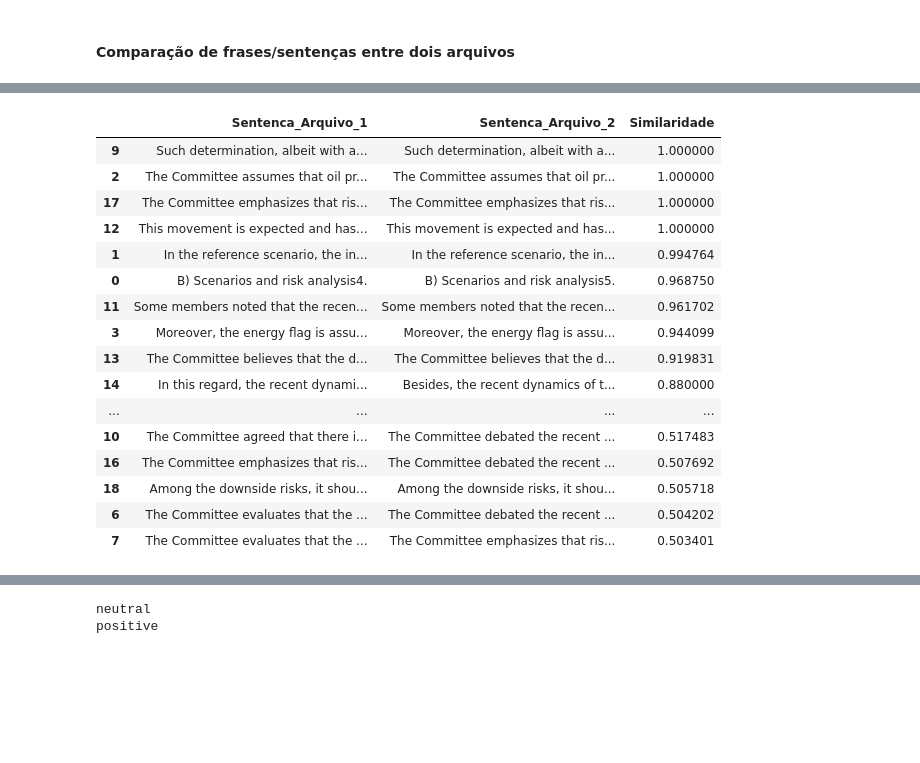
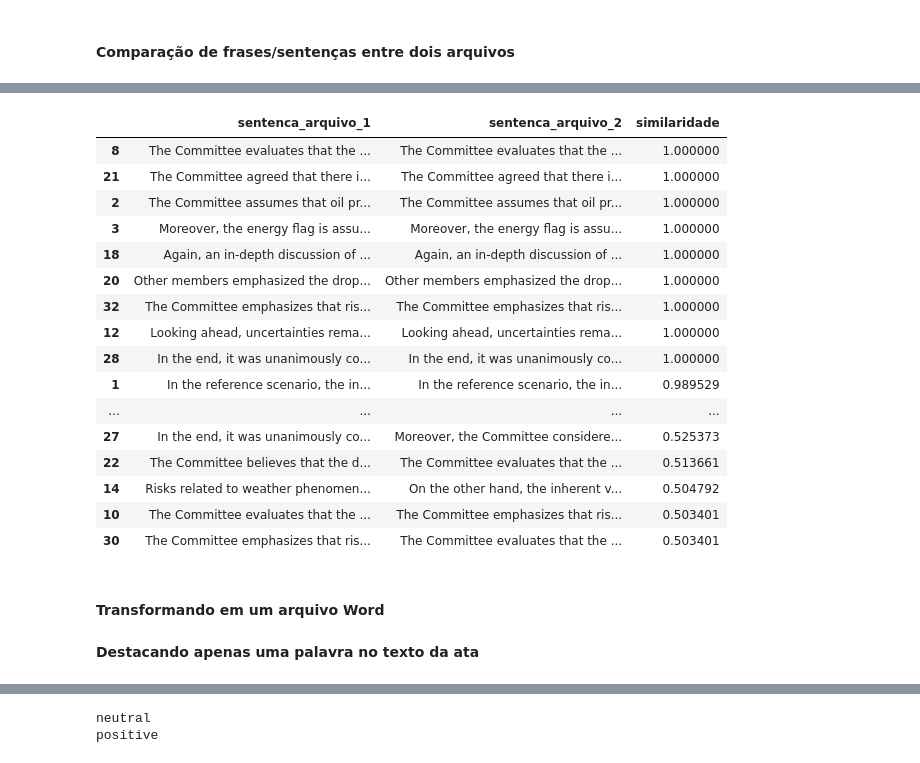
Before and after one commit to vsaito10/nlp-ata-copom, a Jupyter notebook: analise-ata-copom/copom.ipynb, the cells around one changed output, grey strips where cells are left out. Drawn from its saved outputs; the diff is of its cells as text; code cells hidden in the pictures; blank space fills up the shorter version.

Commit message:
transformando o texto em um arquivo Word e destacando palavras e sentenças

```diff
--- a/analise-ata-copom/copom.ipynb
+++ b/analise-ata-copom/copom.ipynb
@@ -61,7 +61,7 @@ def minute_json(date_minute: str):
     # Criando um dicionário com uma chave para o texto p/ transformar em um arquivo JSON
     dados = {f'minute_{num_minute}': minute_text}
 
-    with open(f'C://Users//vitor//projetos_python//python_b3//nlp_copom_fomc//copom//minutes-json//minute_{num_minute}.json', 'w', encoding='utf-8') as arquivo_json:
+    with open(f'C://Users//vitor//projetos_python//python_b3//nlp-ata-copom//analise-ata-copom//copom//minutes-json//minute_{num_minute}.json', 'w', encoding='utf-8') as arquivo_json:
         json.dump(dados, arquivo_json)
 
     sleep(2)
@@ -481,12 +481,12 @@ def similaridade_sentencas_df(minutes_1: str, minutes_2: str):
                 ratios.append(ratio)
 
     # Criando um DataFrame com os resultados
-    df = pd.DataFrame({'Sentenca_Arquivo_1': [pair[0] for pair in similar_sentences],
-                       'Sentenca_Arquivo_2': [pair[1] for pair in similar_sentences],
-                       'Similaridade': ratios})
+    df = pd.DataFrame({'sentenca_arquivo_1': [pair[0] for pair in similar_sentences],
+                       'sentenca_arquivo_2': [pair[1] for pair in similar_sentences],
+                       'similaridade': ratios})
 
     # Rankeando o df das sentenças de maior similaridade p/ menor similaridade
-    df = df.sort_values(by='Similaridade', ascending=False)
+    df = df.sort_values(by='similaridade', ascending=False)
 
     return df
 # %% [markdown]
@@ -531,9 +531,9 @@ r = requests.request("GET", url, data=payload, headers=headers, params=querystri
 data = r.json()
 
 # Número da ata mais atual
-num_atual_ata = 256
+num_atual_ata = 257
 # Número da primeira ata que possui a mesma estrutura de texto da ata atual
-num_ata_estrutura = 232
+num_ata_estrutura = 257
 
 # Lista com as datas de publicações de todas as Atas que possuem a mesma estrutura de texto da ata atual
 lst_data_pub = []
@@ -583,7 +567,7 @@ for date_minute in lst_data_pub:
 nomes_arquivos = []
 
 # Criando os nomes dos arquivos das atas do COPOM
-for i in range(232, 257):    # atas dos números 232 até 256
+for i in range(232, 258):    # atas dos números 232 até 257
     nome_arquivo = f'minute_{i}.json'
     nomes_arquivos.append(nome_arquivo)
 
@@ -609,6 +593,7 @@ minute_253 = minute_copom_v2(dados_json['minute_253.json']['minute_253'])
 minute_254 = minute_copom_v2(dados_json['minute_254.json']['minute_254'])
 minute_255 = minute_copom_v2(dados_json['minute_255.json']['minute_255'])
 minute_256 = minute_copom_v2(dados_json['minute_256.json']['minute_256'])
+minute_257 = minute_copom_v2(dados_json['minute_257.json']['minute_257'])
 # %% [markdown]
 * Para visualizar o texto de uma forma mais bonita utilizar a função 'IPython.display.Markdown()'
 # %%
@@ -648,20 +615,23 @@ Similaridade:  0.5057179161372299
-# %%
-similaridade_sentencas_df(minutes_1=minute_256[2], minutes_2=minute_255[2])
-# %% [output]
-|  | Sentenca_Arquivo_1 | Sentenca_Arquivo_2 | Similaridade |
-| 9 | Such determination, albeit with a... | Such determination, albeit with a... | 1.000000 |
-| 2 | The Committee assumes that oil pr... | The Committee assumes that oil pr... | 1.000000 |
-| 17 | The Committee emphasizes that ris... | The Committee emphasizes that ris... | 1.000000 |
-| 12 | This movement is expected and has... | This movement is expected and has... | 1.000000 |
-| 1 | In the reference scenario, the in... | In the reference scenario, the in... | 0.994764 |
-| 0 | B) Scenarios and risk analysis4. | B) Scenarios and risk analysis5. | 0.968750 |
-| 11 | Some members noted that the recen... | Some members noted that the recen... | 0.961702 |
-| 3 | Moreover, the energy flag is assu... | Moreover, the energy flag is assu... | 0.944099 |
-| 13 | The Committee believes that the d... | The Committee believes that the d... | 0.919831 |
-| 14 | In this regard, the recent dynami... | Besides, the recent dynamics of t... | 0.880000 |
-| ... | ... | ... | ... |
-| 10 | The Committee agreed that there i... | The Committee debated the recent ... | 0.517483 |
-| 16 | The Committee emphasizes that ris... | The Committee debated the recent ... | 0.507692 |
-| 18 | Among the downside risks, it shou... | Among the downside risks, it shou... | 0.505718 |
-| 6 | The Committee evaluates that the ... | The Committee debated the recent ... | 0.504202 |
-| 7 | The Committee evaluates that the ... | The Committee emphasizes that ris... | 0.503401 |
+# %%
+df_similar_text = similaridade_sentencas_df(minutes_1=minute_257[2], minutes_2=minute_256[2])
+df_similar_text
+# %% [output]
+|  | sentenca_arquivo_1 | sentenca_arquivo_2 | similaridade |
+| 8 | The Committee evaluates that the ... | The Committee evaluates that the ... | 1.000000 |
+| 21 | The Committee agreed that there i... | The Committee agreed that there i... | 1.000000 |
+| 2 | The Committee assumes that oil pr... | The Committee assumes that oil pr... | 1.000000 |
+| 3 | Moreover, the energy flag is assu... | Moreover, the energy flag is assu... | 1.000000 |
+| 18 | Again, an in-depth discussion of ... | Again, an in-depth discussion of ... | 1.000000 |
+| 20 | Other members emphasized the drop... | Other members emphasized the drop... | 1.000000 |
+| 32 | The Committee emphasizes that ris... | The Committee emphasizes that ris... | 1.000000 |
+| 12 | Looking ahead, uncertainties rema... | Looking ahead, uncertainties rema... | 1.000000 |
+| 28 | In the end, it was unanimously co... | In the end, it was unanimously co... | 1.000000 |
+| 1 | In the reference scenario, the in... | In the reference scenario, the in... | 0.989529 |
+| ... | ... | ... | ... |
+| 27 | In the end, it was unanimously co... | Moreover, the Committee considere... | 0.525373 |
+| 22 | The Committee believes that the d... | The Committee evaluates that the ... | 0.513661 |
+| 14 | Risks related to weather phenomen... | On the other hand, the inherent v... | 0.504792 |
+| 10 | The Committee evaluates that the ... | The Committee emphasizes that ris... | 0.503401 |
+| 30 | The Committee emphasizes that ris... | The Committee evaluates that the ... | 0.503401 |
+# %% [markdown]
+#### **Transformando em um arquivo Word**
@@ -667,0 +654,2 @@ similaridade_sentencas_df(minutes_1=minute_256[2], minutes_2=minute_255[2])
+# %% [markdown]
+**Destacando apenas uma palavra no texto da ata**
```
Also changed, not shown: parts of 23 cells of this notebook.
